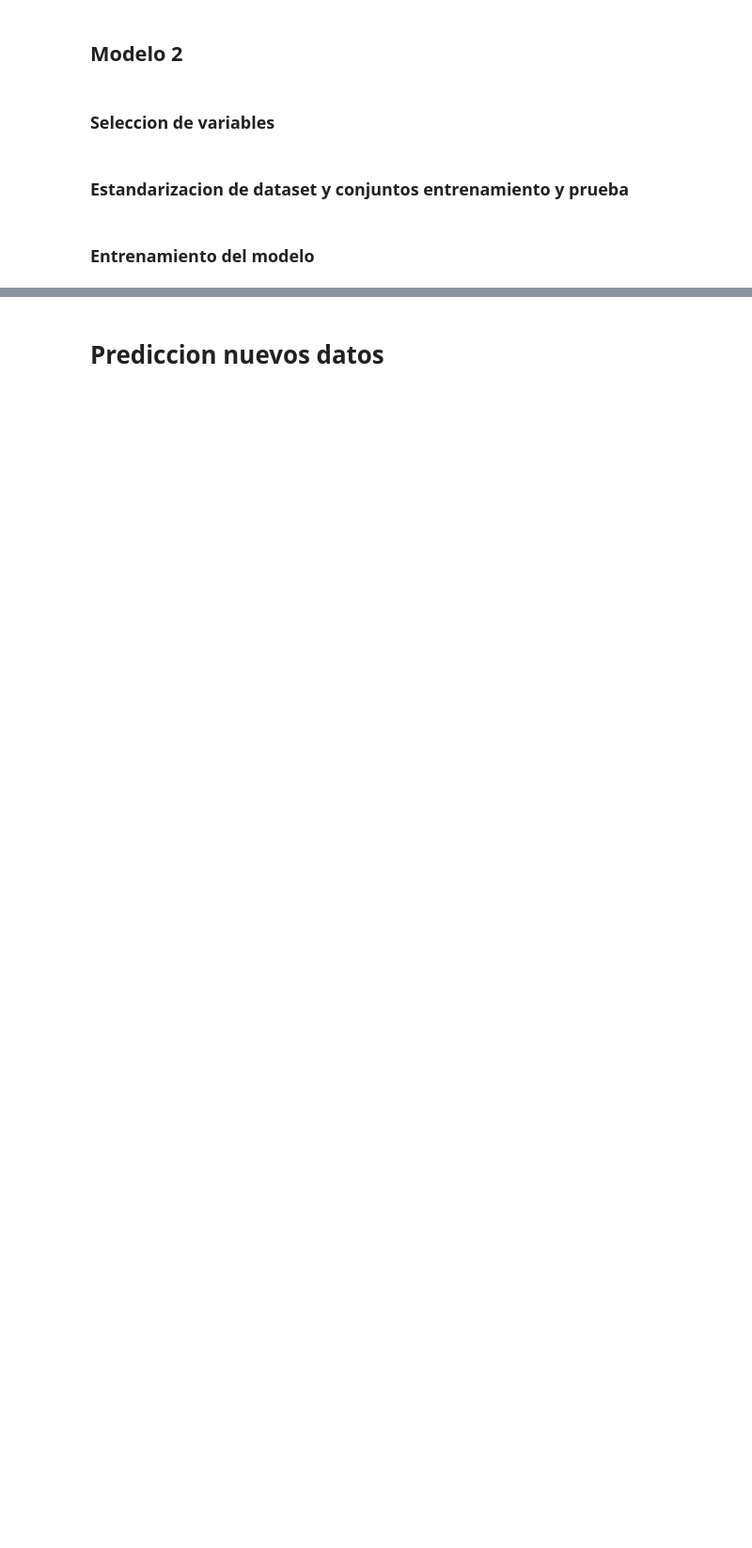
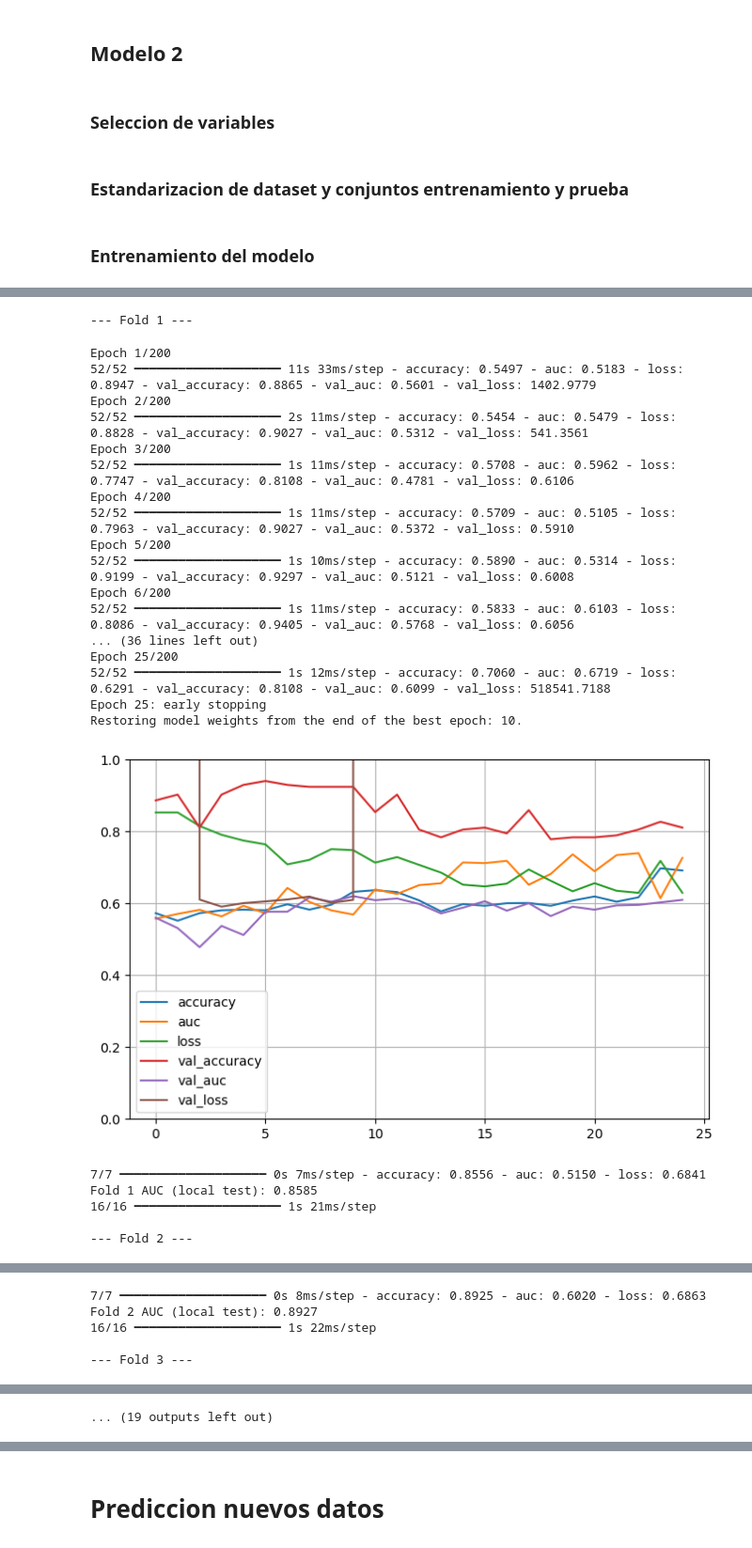
Before and after one commit to Crismaro19/deepLearningTalleres, a Jupyter notebook: miniProyecto/miniProyecto-Copy1.ipynb, the cells around one changed output, grey strips where cells are left out. Shown at 94% size. Saved outputs shown, nothing was run; the diff lists cells and outputs as text; code cells hidden in the pictures; blank space fills up the shorter version.

Commit message:
modelos finales

```diff
--- a/miniProyecto/miniProyecto-Copy1.ipynb
+++ b/miniProyecto/miniProyecto-Copy1.ipynb
@@ -342,0 +518,13 @@ test_loss2, test_acc2 = model2.evaluate(X_test_array, y_test_array)
+# %%
+n_splits = 10
+skf = StratifiedKFold(n_splits=n_splits, shuffle=True, random_state=42)
+# %%
+df_test = pd.read_csv('test_data.csv')
+X_real_test = df_test.drop(columns=var_eliminar)
+# %%
+X_real_test_scaled = preprocessor.transform(X_real_test)
+X_real_test_array = np.array(X_real_test_scaled, dtype=np.float32)
+# %%
+submission_preds  = np.zeros(len(X_real_test_array))
+predicciones_totales = []
+fold_auc_scores = []
@@ -342,0 +533,59 @@ test_loss2, test_acc2 = model2.evaluate(X_test_array, y_test_array)
+# %%
+for fold, (train_idx, val_idx) in enumerate(skf.split(X_train_array, y_train_array)):
+    print(f"\n--- Fold {fold + 1} ---")
+
+    X_fold_train, X_fold_val = X_train_array[train_idx], X_train_array[val_idx]
+    y_fold_train, y_fold_val = y_train_array[train_idx], y_train_array[val_idx]
+
+    #X_tr_bal, y_tr_bal = smote.fit_resample(X_fold_train, y_fold_train)
+
+    model = entrenamiento_modelo_2(dim_entrada=X_fold_train.shape[1])
+
+    history = model.fit(
+        X_fold_train, y_fold_train,
+        validation_data=(X_fold_val, y_fold_val),
+        epochs=200,
+        batch_size=32,
+        class_weight=class_weights_dict,
+        callbacks=[early_stopping],
+        verbose=1)
+
+    # graficar el entrenamiento del modelo
+    pd.DataFrame(history.history).plot(figsize=(8, 5))
+    plt.grid(True)
+    plt.gca().set_ylim(0, 1) # set the vertical range to [0-1]
+    plt.show()
+
+    test_loss, test_auc, test_acc = model.evaluate(X_test_array, y_test_array)
+    print(f"Fold {fold+1} AUC (local test): {test_auc:.4f}")
+    fold_auc_scores.append(test_auc)
+
+    # Predicción para el conjunto de prueba real (test_data.csv)
+    fold_submission_preds = model.predict(X_real_test_array).flatten()
+    predicciones_totales.append(fold_submission_preds)
+    submission_preds += fold_submission_preds / n_splits
+# %% [output]
+--- Fold 1 ---
+Epoch 1/200
+52/52 ━━━━━━━━━━━━━━━━━━━━ 11s 33ms/step - accuracy: 0.5497 - auc: 0.5183 - loss: 0.8947 - val_accuracy: 0.8865 - val_auc: 0.5601 - val_loss: 1402.9779
+Epoch 2/200
+52/52 ━━━━━━━━━━━━━━━━━━━━ 2s 11ms/step - accuracy: 0.5454 - auc: 0.5479 - loss: 0.8828 - val_accuracy: 0.9027 - val_auc: 0.5312 - val_loss: 541.3561
+Epoch 3/200
+52/52 ━━━━━━━━━━━━━━━━━━━━ 1s 11ms/step - accuracy: 0.5708 - auc: 0.5962 - loss: 0.7747 - val_accuracy: 0.8108 - val_auc: 0.4781 - val_loss: 0.6106
+Epoch 4/200
+52/52 ━━━━━━━━━━━━━━━━━━━━ 1s 11ms/step - accuracy: 0.5709 - auc: 0.5105 - loss: 0.7963 - val_accuracy: 0.9027 - val_auc: 0.5372 - val_loss: 0.5910
+Epoch 5/200
+52/52 ━━━━━━━━━━━━━━━━━━━━ 1s 10ms/step - accuracy: 0.5890 - auc: 0.5314 - loss: 0.9199 - val_accuracy: 0.9297 - val_auc: 0.5121 - val_loss: 0.6008
+Epoch 6/200
+52/52 ━━━━━━━━━━━━━━━━━━━━ 1s 11ms/step - accuracy: 0.5833 - auc: 0.6103 - loss: 0.8086 - val_accuracy: 0.9405 - val_auc: 0.5768 - val_loss: 0.6056
+... (36 lines left out)
+Epoch 25/200
+52/52 ━━━━━━━━━━━━━━━━━━━━ 1s 12ms/step - accuracy: 0.7060 - auc: 0.6719 - loss: 0.6291 - val_accuracy: 0.8108 - val_auc: 0.6099 - val_loss: 518541.7188
+Epoch 25: early stopping
+Restoring model weights from the end of the best epoch: 10.
+[figure, added]
+7/7 ━━━━━━━━━━━━━━━━━━━━ 0s 7ms/step - accuracy: 0.8556 - auc: 0.5150 - loss: 0.6841
+Fold 1 AUC (local test): 0.8585
+16/16 ━━━━━━━━━━━━━━━━━━━━ 1s 21ms/step
+
+--- Fold 2 ---
@@ -342,0 +610,5 @@ test_loss2, test_acc2 = model2.evaluate(X_test_array, y_test_array)
+7/7 ━━━━━━━━━━━━━━━━━━━━ 0s 8ms/step - accuracy: 0.8925 - auc: 0.6020 - loss: 0.6863
+Fold 2 AUC (local test): 0.8927
+16/16 ━━━━━━━━━━━━━━━━━━━━ 1s 22ms/step
+
+--- Fold 3 ---
@@ -342,0 +656 @@ test_loss2, test_acc2 = model2.evaluate(X_test_array, y_test_array)
+... (19 outputs left out)
```
Also changed, not shown: parts of 54 cells of this notebook, 1 other file.
